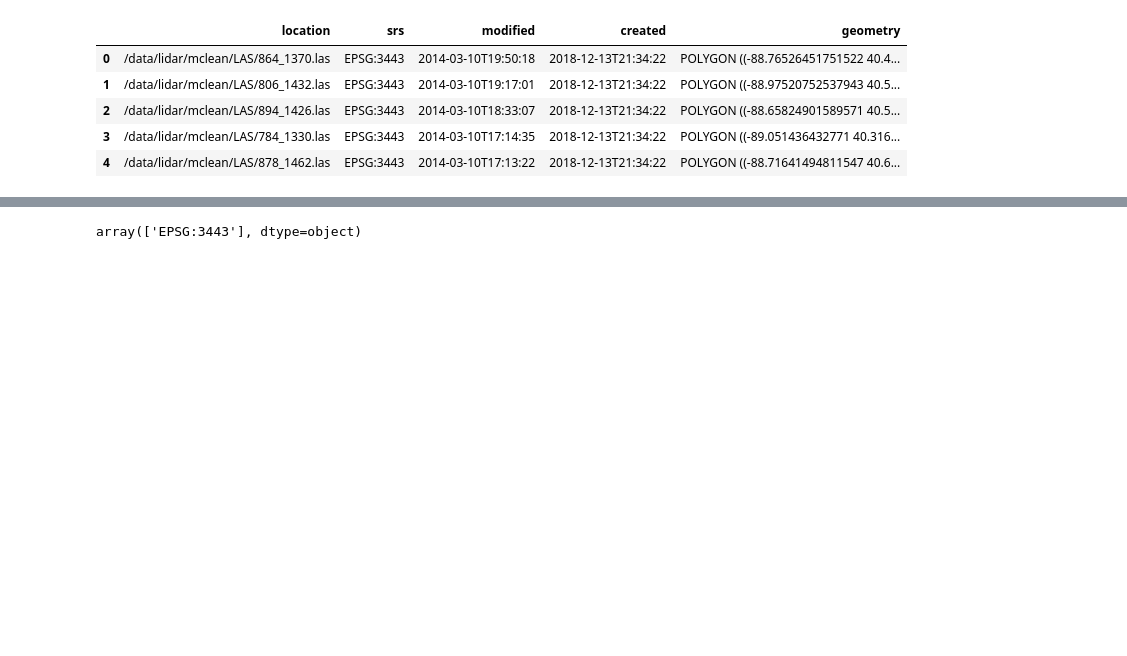
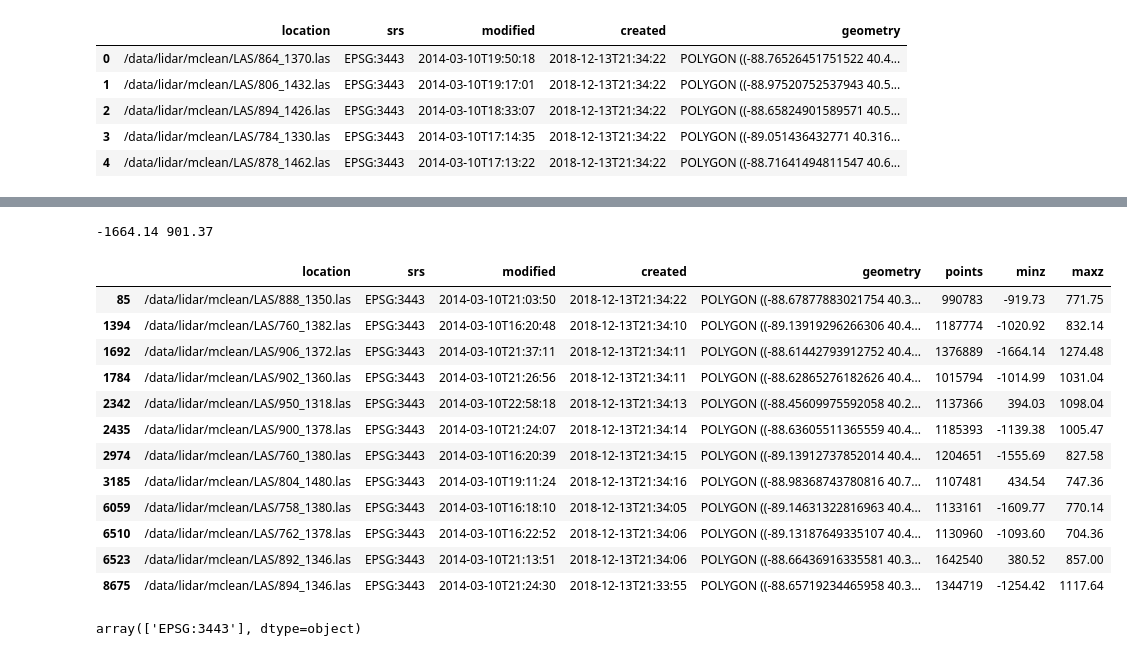
Before and after one commit to jterstriep/lidar-notebooks, a Jupyter notebook: inspect_tindex.ipynb, the cells around one changed output, grey strips where cells are left out. Saved outputs shown, nothing was run; the diff lists cells and outputs as text; code cells hidden in the pictures; blank space fills up the shorter version.

Commit message:
Update examples of inspecting tile index.

```diff
--- a/las_tile_index.ipynb
+++ b/inspect_tindex.ipynb
@@ -13,9 +13,10 @@ Database contains 18639 LAS files
 # %%
 %matplotlib inline
 import geopandas as gpd
+from laspy.file import File
 
-database = 'lidar/mclean/tiles.gpkg'
-tindex = gpd.read_file(database)
+gpkg = '../lidar/mclean/tiles.gpkg'
+tindex = gpd.read_file(gpkg)
 tindex.info()
 print(tindex.total_bounds)
 tindex.head()
@@ -37,3 +38,16 @@ memory usage: 344.1+ KB
 | 2 | /data/lidar/mclean/LAS/894_1426.las | EPSG:3443 | 2014-03-10T18:33:07 | 2018-12-13T21:34:22 | POLYGON ((-88.65824901589571 40.5... |
 | 3 | /data/lidar/mclean/LAS/784_1330.las | EPSG:3443 | 2014-03-10T17:14:35 | 2018-12-13T21:34:22 | POLYGON ((-89.051436432771 40.316... |
 | 4 | /data/lidar/mclean/LAS/878_1462.las | EPSG:3443 | 2014-03-10T17:13:22 | 2018-12-13T21:34:22 | POLYGON ((-88.71641494811547 40.6... |
+# %%
+points, minz, maxz = [],[],[]
+for las in tindex['location']:
+    f = File(las.replace('/data','..'))
+    points.append(len(f))
+    minz.append(f.header.min[2])
+    maxz.append(f.header.max[2])
+    f.close()
+
+tindex['points'] = points
+tindex['minz'] = minz
+tindex['maxz'] = maxz
+tindex.head()
@@ -40,3 +61,22 @@ memory usage: 344.1+ KB
+# %%
+print(tindex['minz'].min(), tindex['minz'].max())
+bad = tindex[tindex['minz']<500]
+bad.head(len(bad))
+# %% [output]
+-1664.14 901.37
+|  | location | srs | modified | created | geometry | points | minz | maxz |
+| 85 | /data/lidar/mclean/LAS/888_1350.las | EPSG:3443 | 2014-03-10T21:03:50 | 2018-12-13T21:34:22 | POLYGON ((-88.67877883021754 40.3... | 990783 | -919.73 | 771.75 |
+| 1394 | /data/lidar/mclean/LAS/760_1382.las | EPSG:3443 | 2014-03-10T16:20:48 | 2018-12-13T21:34:10 | POLYGON ((-89.13919296266306 40.4... | 1187774 | -1020.92 | 832.14 |
+| 1692 | /data/lidar/mclean/LAS/906_1372.las | EPSG:3443 | 2014-03-10T21:37:11 | 2018-12-13T21:34:11 | POLYGON ((-88.61442793912752 40.4... | 1376889 | -1664.14 | 1274.48 |
+| 1784 | /data/lidar/mclean/LAS/902_1360.las | EPSG:3443 | 2014-03-10T21:26:56 | 2018-12-13T21:34:11 | POLYGON ((-88.62865276182626 40.4... | 1015794 | -1014.99 | 1031.04 |
+| 2342 | /data/lidar/mclean/LAS/950_1318.las | EPSG:3443 | 2014-03-10T22:58:18 | 2018-12-13T21:34:13 | POLYGON ((-88.45609975592058 40.2... | 1137366 | 394.03 | 1098.04 |
+| 2435 | /data/lidar/mclean/LAS/900_1378.las | EPSG:3443 | 2014-03-10T21:24:07 | 2018-12-13T21:34:14 | POLYGON ((-88.63605511365559 40.4... | 1185393 | -1139.38 | 1005.47 |
+| 2974 | /data/lidar/mclean/LAS/760_1380.las | EPSG:3443 | 2014-03-10T16:20:39 | 2018-12-13T21:34:15 | POLYGON ((-89.13912737852014 40.4... | 1204651 | -1555.69 | 827.58 |
+| 3185 | /data/lidar/mclean/LAS/804_1480.las | EPSG:3443 | 2014-03-10T19:11:24 | 2018-12-13T21:34:16 | POLYGON ((-88.98368743780816 40.7... | 1107481 | 434.54 | 747.36 |
+| 6059 | /data/lidar/mclean/LAS/758_1380.las | EPSG:3443 | 2014-03-10T16:18:10 | 2018-12-13T21:34:05 | POLYGON ((-89.14631322816963 40.4... | 1133161 | -1609.77 | 770.14 |
+| 6510 | /data/lidar/mclean/LAS/762_1378.las | EPSG:3443 | 2014-03-10T16:22:52 | 2018-12-13T21:34:06 | POLYGON ((-89.13187649335107 40.4... | 1130960 | -1093.60 | 704.36 |
+| 6523 | /data/lidar/mclean/LAS/892_1346.las | EPSG:3443 | 2014-03-10T21:13:51 | 2018-12-13T21:34:06 | POLYGON ((-88.66436916335581 40.3... | 1642540 | 380.52 | 857.00 |
+| 8675 | /data/lidar/mclean/LAS/894_1346.las | EPSG:3443 | 2014-03-10T21:24:30 | 2018-12-13T21:33:55 | POLYGON ((-88.65719234465958 40.3... | 1344719 | -1254.42 | 1117.64 |
 # %%
 import pandas as pd
 tindex['srs'].unique()
```
Also changed, not shown: parts of 1 cell of this notebook.
